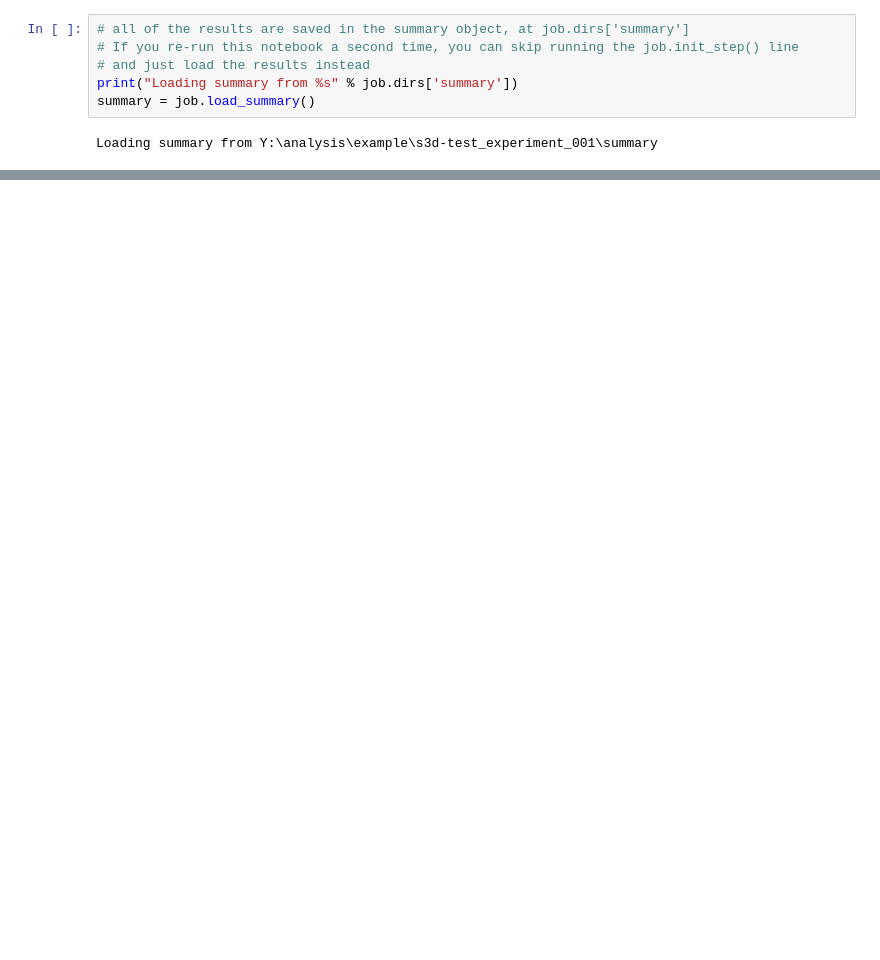
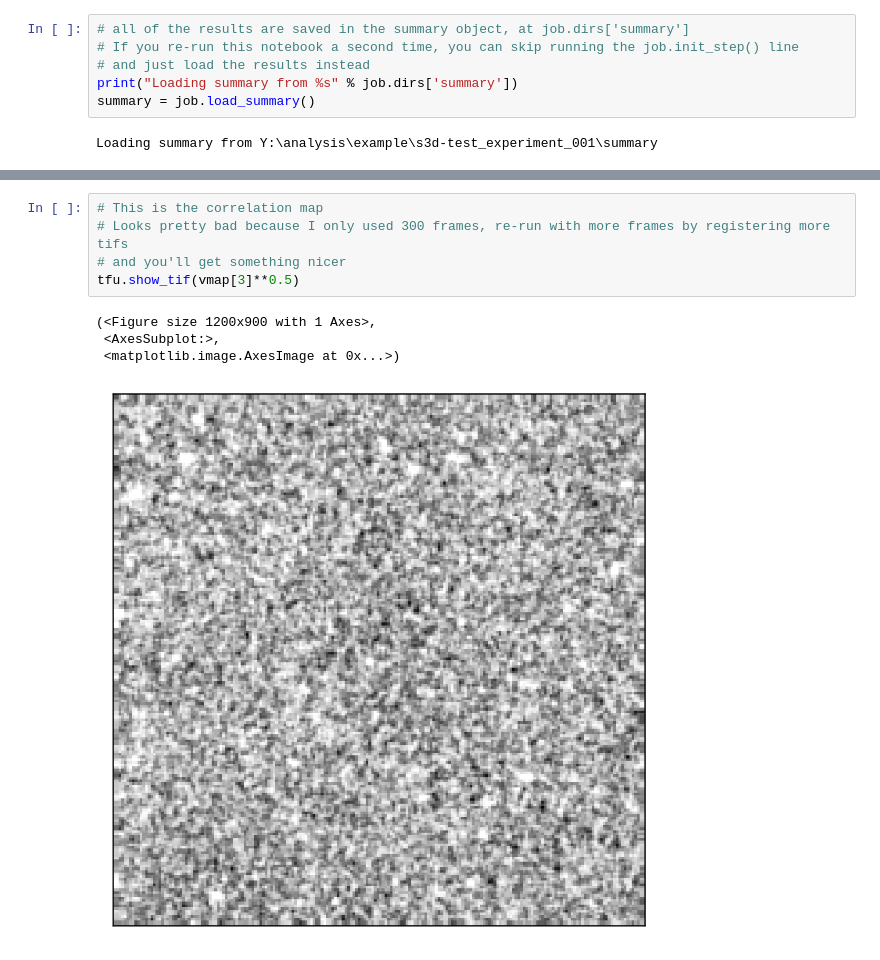
Before and after one commit to alihaydaroglu/suite3d, a Jupyter notebook: notebooks/example.ipynb, the cells around one changed output, grey strips where cells are left out. Cells and saved outputs as stored; diff of their text form; blank space fills up the shorter version.

```diff
--- a/notebooks/example.ipynb
+++ b/notebooks/example.ipynb
@@ -280,0 +282,10 @@ Before return
+# %%
+# This is the correlation map
+# Looks pretty bad because I only used 300 frames, re-run with more frames by registering more tifs
+# and you'll get something nicer
+tfu.show_tif(vmap[3]**0.5)
+# %% [output]
+(<Figure size 1200x900 with 1 Axes>,
+ <AxesSubplot:>,
+ <matplotlib.image.AxesImage at 0x...>)
+[figure, added]
```
Also changed, not shown: parts of 36 cells of this notebook.
